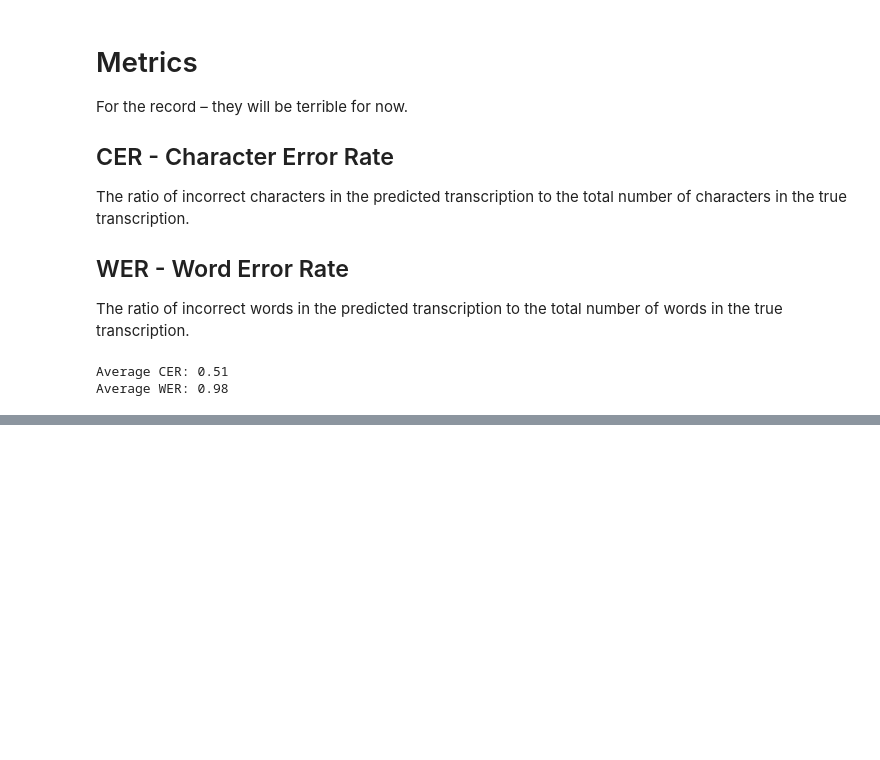
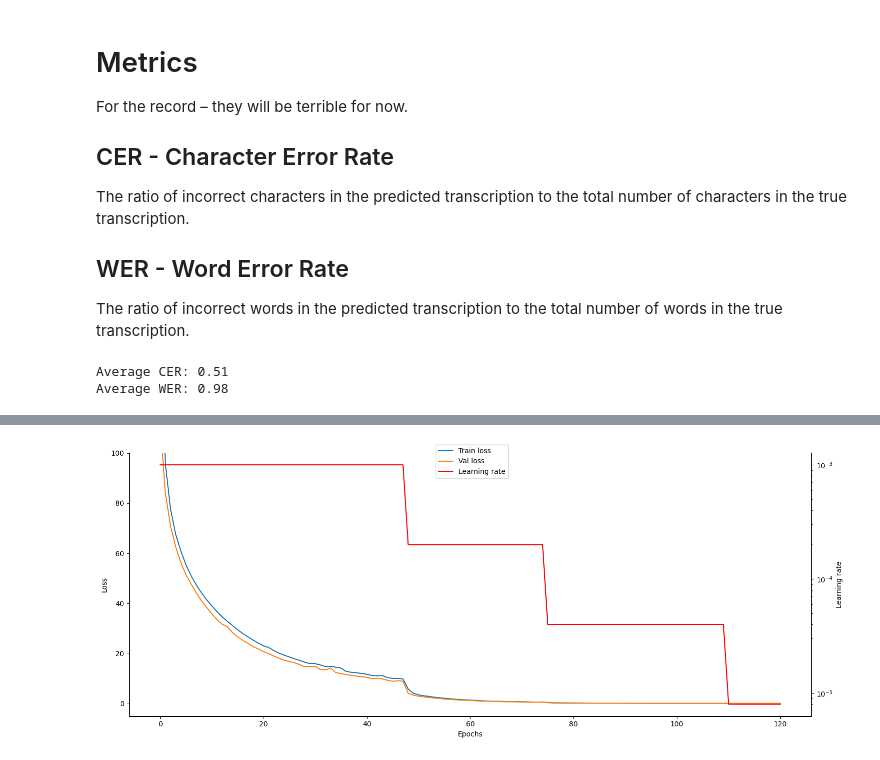
Before and after one commit to k-katarzyna/Automatic_Speech_Recognition, a Jupyter notebook: 01_model.ipynb, the cells around one changed output, grey strips where cells are left out. Saved outputs shown, nothing was run; the diff lists cells and outputs as text; code cells hidden in the pictures; blank space fills up the shorter version.

```diff
--- a/01_model.ipynb
+++ b/01_model.ipynb
@@ -595,0 +615,18 @@ Average WER: 0.87
+# %%
+fig, ax = plt.subplots(figsize=(15, 6))
+
+ax.plot(training.Step, training["Train loss"], label='Train loss')
+ax.plot(training.Step, training["Val loss"], label='Val loss')
+ax.set_xlabel('Epochs')
+ax.set_ylabel('Loss')
+ax.set_ylim((-5, 100))
+ax2 = ax.twinx()
+ax2.plot(training.Step, training.Lr.values, label='Learning rate', c="r")
+ax2.set_ylabel('Learning rate')
+ax2.spines['right'].set_visible(True)
+fig.tight_layout()
+ax2.set_yscale("log")
+fig.legend(loc="upper center")
+fig.tight_layout();
+# %% [output]
+[figure, added]
```
Also changed, not shown: parts of 24 cells of this notebook, 1 other file.
